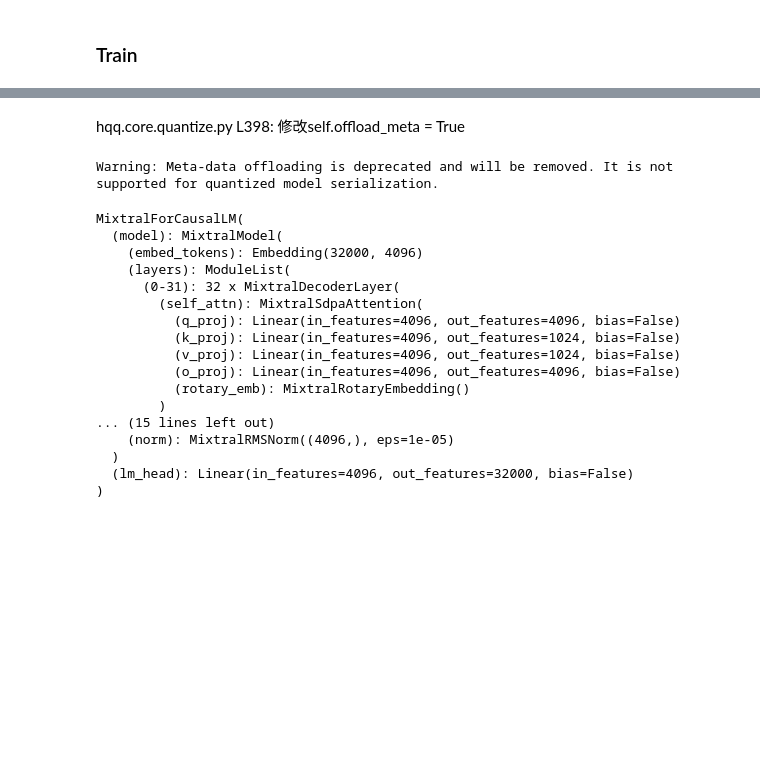
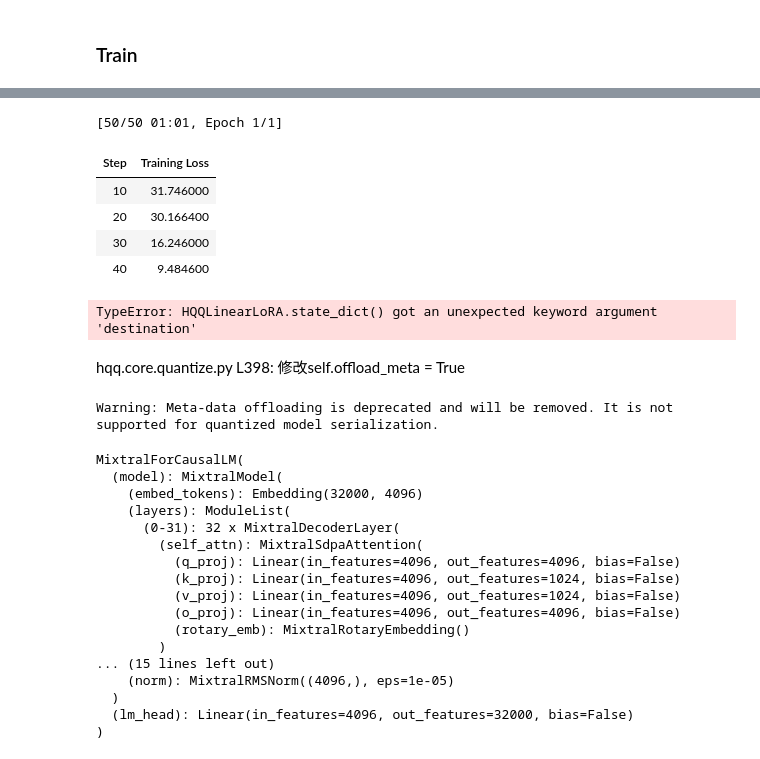
Before and after one commit to zju-stu-lizheng/On-the-Fly_MoE, a Jupyter notebook: quantize/test.ipynb, the cells around one changed output, grey strips where cells are left out. Drawn from its saved outputs; the diff is of its cells as text; code cells hidden in the pictures; blank space fills up the shorter version.

Commit message:
[quantize] start LoRA training

```diff
--- a/quantize/test.ipynb
+++ b/quantize/test.ipynb
@@ -108 +96,20 @@ for i in range(32):
+# %%
+### replace eora to the LoRA in w3
+for i in range(32):
+    # print(f"Layer {i} done...")
+    for j in range(8):
+        # HQQLinearLoRA.state_dict()
+        llmdevice = llm.model.layers[i].block_sparse_moe.experts[j].w3.lora_A.device
+        # print(llm.model.layers[i].block_sparse_moe.experts[j].w3.lora_A.shape, llm.model.layers[i].block_sparse_moe.experts[j].w3.lora_B.shape)
+        a = torch.load('/home/lz/On-the-Fly_MoE_Inference/quantize/saved/eora/' + f'A_{i}_{j}.pt').to(dtype).to(llmdevice).transpose(0, 1)
+        b = torch.load('/home/lz/On-the-Fly_MoE_Inference/quantize/saved/eora/' + f'B_prime_{i}_{j}.pt').to(dtype).to(llmdevice).transpose(0, 1)
+        llm.model.layers[i].block_sparse_moe.experts[j].w3.lora_A = torch.nn.Parameter(a)
+        llm.model.layers[i].block_sparse_moe.experts[j].w3.lora_B = torch.nn.Parameter(b)
+
+        del a
+        del b
+        # print(llm.model.layers[i].block_sparse_moe.experts[j].w3.lora_A.shape, llm.model.layers[i].block_sparse_moe.experts[j].w3.lora_B.shape)
+        # llm.model.layers[i].block_sparse_moe.experts[j].w3 = \
+        # )
+        # CompensatedModel(llm.model.layers[i].block_sparse_moe.experts[j].w3, , layerid=i, expertid=j).to(llmdevice)
 # %% [markdown]
@@ -146,0 +150,53 @@ MixtralForCausalLM(
+# %%
+from transformers import AutoTokenizer, BitsAndBytesConfig, AdamW
+from transformers import (
+    DataCollatorForSeq2Seq,
+    Trainer,
+    TrainingArguments
+)
+
+model_save_path='./saved/training/'
+learning_rate = 0.01
+micro_batch_size=2
+epochs=1
+save_steps = 10000
+save_total_limit = 2
+sample_num = len(fineweb_train_data)
+optimizer=AdamW(filter(lambda p : p.requires_grad, llm.parameters()),lr=learning_rate)
+linear_scheduler = torch.optim.lr_scheduler.CosineAnnealingLR(optimizer, T_max=(sample_num*epochs) // micro_batch_size)
+args = TrainingArguments(
+    output_dir=model_save_path,
+    num_train_epochs=epochs,
+    # max_steps=opt.max_steps,
+    # fp16=True,
+    bf16=True,
+    optim="adamw_torch",# paged_adamw_8bit
+    learning_rate=learning_rate,
+    lr_scheduler_type="cosine",
+    per_device_train_batch_size=micro_batch_size,
+    gradient_accumulation_steps=1,
+    gradient_checkpointing=False,   ### 先设置成False
+    group_by_length=False,
+    logging_steps=10,
+    eval_steps=100,
+    save_strategy="steps",
+    save_only_model=True,
+    save_steps=save_steps,
+    save_total_limit=save_total_limit,
+    disable_tqdm=False,
+)
+
+trainer = Trainer(
+    model=llm,
+    train_dataset=fineweb_train_data.select(range(100)),
+    eval_dataset=fineweb_test_data,
+    args=args,
+    optimizers=(optimizer, linear_scheduler),
+    data_collator=DataCollatorForSeq2Seq(
+    tokenizer, pad_to_multiple_of=8, return_tensors="pt", padding=True),
+)
+
+# silence the warnings. re-enable for inference!
+llm.config.use_cache = False
+trainer.train()
+# %% [output]
@@ -147,3 +204,10 @@ MixtralForCausalLM(
+[50/50 01:01, Epoch 1/1]
+| Step | Training Loss |
+| 10 | 31.746000 |
+| 20 | 30.166400 |
+| 30 | 16.246000 |
+| 40 | 9.484600 |
+TypeError: HQQLinearLoRA.state_dict() got an unexpected keyword argument 'destination'
 # %%
 #Optional: set your backend
 # HQQLinear.set_backend(HQQBackend.ATEN if axis==0 else HQQBackend.PYTORCH_COMPILE)
```
Also changed, not shown: parts of 13 cells of this notebook, 2 other files.
